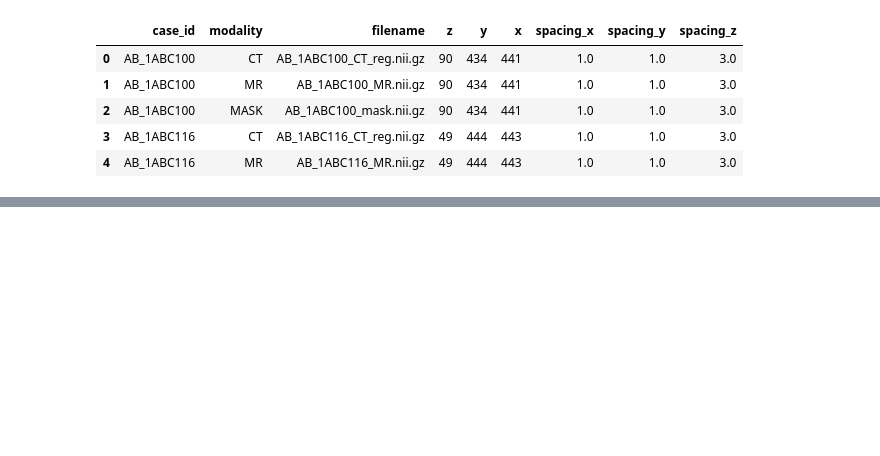
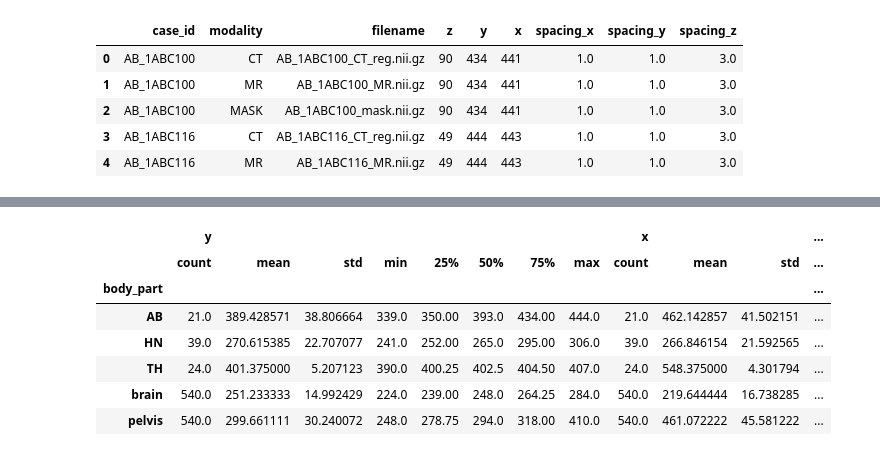
Before and after one commit to NicSchuler/fullbody-sCT, a Jupyter notebook: preprocessing/preprocessing_synthrad/15checkDimensionsOfData.ipynb, the cells around one changed output, grey strips where cells are left out. Cells and saved outputs as stored; diff of their text form; code cells hidden in the pictures; blank space fills up the shorter version.

```diff
--- a/preprocessing/preprocessing_synthrad/15checkDimensionsOfData.ipynb
+++ b/preprocessing/preprocessing_synthrad/15checkDimensionsOfData.ipynb
@@ -84,0 +100,13 @@ df.head()
+# %%
+df["body_part"] = df["case_id"].str.split("_").str[0]
+
+df.groupby("body_part")[["y", "x"]].describe()
+# %% [output]
+|  | y |  |  |  |  |  |  |  | x |  |  | ... |
+|  | count | mean | std | min | 25% | 50% | 75% | max | count | mean | std | ... |
+| body_part |  |  |  |  |  |  |  |  |  |  |  | ... |
+| AB | 21.0 | 389.428571 | 38.806664 | 339.0 | 350.00 | 393.0 | 434.00 | 444.0 | 21.0 | 462.142857 | 41.502151 | ... |
+| HN | 39.0 | 270.615385 | 22.707077 | 241.0 | 252.00 | 265.0 | 295.00 | 306.0 | 39.0 | 266.846154 | 21.592565 | ... |
+| TH | 24.0 | 401.375000 | 5.207123 | 390.0 | 400.25 | 402.5 | 404.50 | 407.0 | 24.0 | 548.375000 | 4.301794 | ... |
+| brain | 540.0 | 251.233333 | 14.992429 | 224.0 | 239.00 | 248.0 | 264.25 | 284.0 | 540.0 | 219.644444 | 16.738285 | ... |
+| pelvis | 540.0 | 299.661111 | 30.240072 | 248.0 | 278.75 | 294.0 | 318.00 | 410.0 | 540.0 | 461.072222 | 45.581222 | ... |
```
Also changed, not shown: parts of 10 cells of this notebook.
